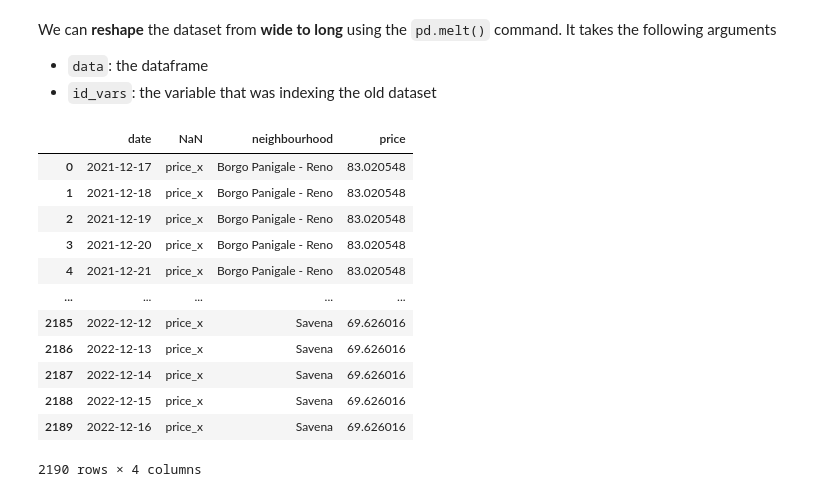
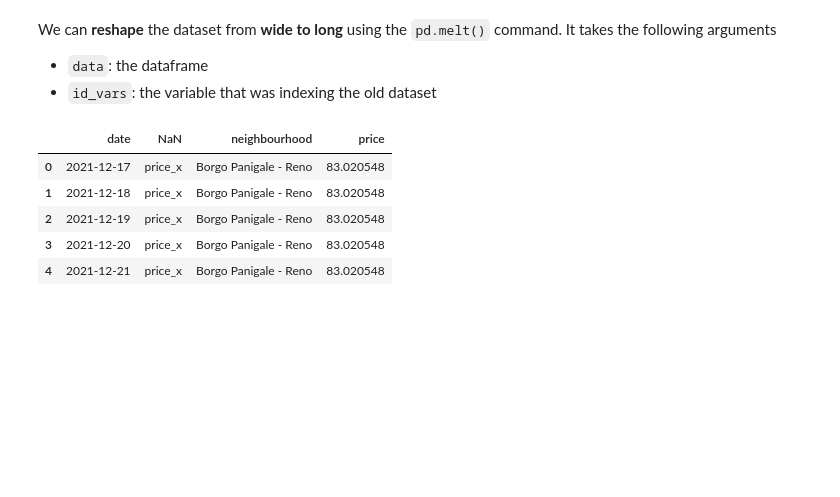
Before and after one commit to matteocourthoud/Data-Science-Python, a Jupyter notebook: notebooks/04_data_wrangling.ipynb, the cells around one changed output. Saved outputs shown, nothing was run; the diff lists cells and outputs as text; code cells hidden in the pictures; blank space fills up the shorter version.

```diff
--- a/notebooks/04_data_wrangling.ipynb
+++ b/notebooks/04_data_wrangling.ipynb
@@ -178,18 +171,11 @@ We can **reshape** the dataset from **wide to long** using the `pd.melt()` comma
 - `data`: the dataframe
 - `id_vars`: the variable that was indexing the old dataset
 # %%
-pd.melt(df_wide, id_vars='date', value_name='price')
+pd.melt(df_wide, id_vars='date', value_name='price').head()
 # %% [output]
 |  | date | NaN | neighbourhood | price |
 | 0 | 2021-12-17 | price_x | Borgo Panigale - Reno | 83.020548 |
 | 1 | 2021-12-18 | price_x | Borgo Panigale - Reno | 83.020548 |
 | 2 | 2021-12-19 | price_x | Borgo Panigale - Reno | 83.020548 |
 | 3 | 2021-12-20 | price_x | Borgo Panigale - Reno | 83.020548 |
 | 4 | 2021-12-21 | price_x | Borgo Panigale - Reno | 83.020548 |
-| ... | ... | ... | ... | ... |
-| 2185 | 2022-12-12 | price_x | Savena | 69.626016 |
-| 2186 | 2022-12-13 | price_x | Savena | 69.626016 |
-| 2187 | 2022-12-14 | price_x | Savena | 69.626016 |
-| 2188 | 2022-12-15 | price_x | Savena | 69.626016 |
-| 2189 | 2022-12-16 | price_x | Savena | 69.626016 |
-2190 rows × 4 columns
```
Also changed, not shown: parts of 6 cells of this notebook.
